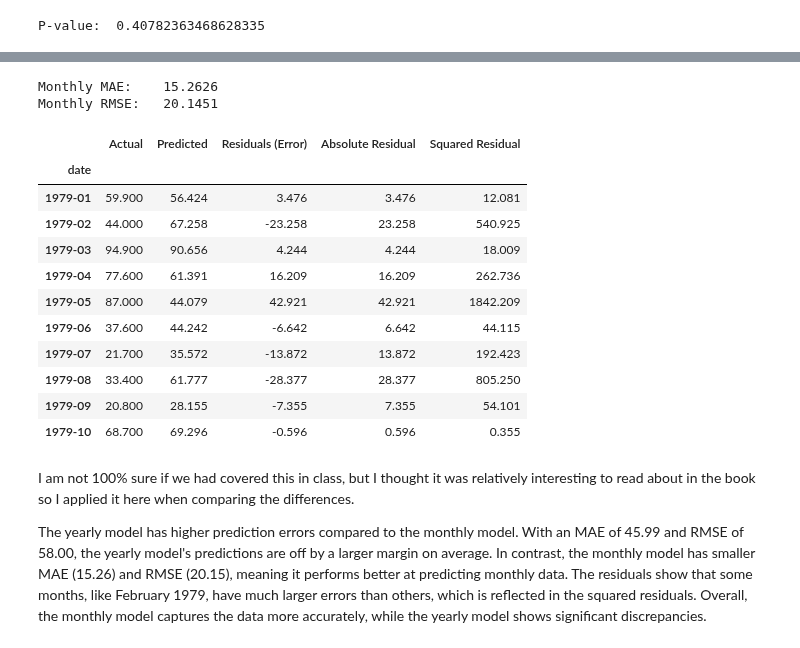
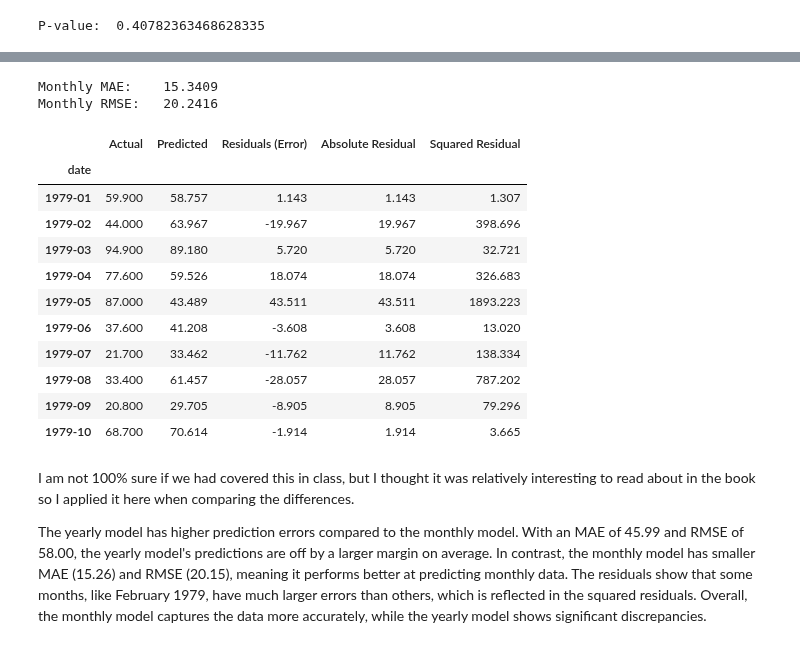
Before and after one commit to DanLightner/BUSA321, a Jupyter notebook: BUSA321/Chapter 8 - London Weather.ipynb, the cells around one changed output, grey strips where cells are left out. Cells and saved outputs as stored; diff of their text form; code cells hidden in the pictures.

```diff
--- a/BUSA321/Chapter 8 - London Weather.ipynb
+++ b/BUSA321/Chapter 8 - London Weather.ipynb
@@ -208,0 +207,11 @@ Yearly RMSE:    58.006
+# %%
+# monthly aggregate of precipitation
+y = df_agg['precipitation']
+X = df_agg.drop(columns=['precipitation', "snow_depth", "min_temp", "global_radiation", "cloud_cover"]).assign(const=1)
+
+# Run the multiple linear regression model
+model = sm.OLS(y, X)
+results = model.fit()
+print(results.summary())  # View results
+
+#MONTHLY MODEL
@@ -209,36 +236,36 @@ Yearly RMSE:    58.006
 # %%
-# Monthly
 df_month_insample = pd.DataFrame({'Actual': df_agg['precipitation'],
-                                  'Predicted': results_monthly.fittedvalues,
-                                  'Residuals (Error)': df_agg['precipitation'] - results_monthly.fittedvalues})
+                                 'Predicted': results.fittedvalues,  # Use results from the yearly model
+                                 'Residuals (Error)': df_agg['precipitation'] - results.fittedvalues})
+
 
 # Adding columns for absolute and squared residuals
 df_month_insample['Absolute Residual'] = abs(df_month_insample['Residuals (Error)'])
 df_month_insample['Squared Residual'] = df_month_insample['Residuals (Error)']**2
 
 # Calculate MAE and RMSE
 mae_month = round(df_month_insample['Absolute Residual'].mean(), 4)
 rmse_month = round(df_month_insample['Squared Residual'].mean() ** (1/2), 4)
 
 # Display the first few rows and the metrics
 print(f"Monthly MAE:\t{mae_month}")
 print(f"Monthly RMSE:\t{rmse_month}")
 df_month_insample.head(10)
 # %% [output]
-Monthly MAE:    15.2626
-Monthly RMSE:   20.1451
+Monthly MAE:    15.3409
+Monthly RMSE:   20.2416
 |  | Actual | Predicted | Residuals (Error) | Absolute Residual | Squared Residual |
 | date |  |  |  |  |  |
-| 1979-01 | 59.900 | 56.424 | 3.476 | 3.476 | 12.081 |
-| 1979-02 | 44.000 | 67.258 | -23.258 | 23.258 | 540.925 |
-| 1979-03 | 94.900 | 90.656 | 4.244 | 4.244 | 18.009 |
-| 1979-04 | 77.600 | 61.391 | 16.209 | 16.209 | 262.736 |
-| 1979-05 | 87.000 | 44.079 | 42.921 | 42.921 | 1842.209 |
-| 1979-06 | 37.600 | 44.242 | -6.642 | 6.642 | 44.115 |
-| 1979-07 | 21.700 | 35.572 | -13.872 | 13.872 | 192.423 |
-| 1979-08 | 33.400 | 61.777 | -28.377 | 28.377 | 805.250 |
-| 1979-09 | 20.800 | 28.155 | -7.355 | 7.355 | 54.101 |
-| 1979-10 | 68.700 | 69.296 | -0.596 | 0.596 | 0.355 |
+| 1979-01 | 59.900 | 58.757 | 1.143 | 1.143 | 1.307 |
+| 1979-02 | 44.000 | 63.967 | -19.967 | 19.967 | 398.696 |
+| 1979-03 | 94.900 | 89.180 | 5.720 | 5.720 | 32.721 |
+| 1979-04 | 77.600 | 59.526 | 18.074 | 18.074 | 326.683 |
+| 1979-05 | 87.000 | 43.489 | 43.511 | 43.511 | 1893.223 |
+| 1979-06 | 37.600 | 41.208 | -3.608 | 3.608 | 13.020 |
+| 1979-07 | 21.700 | 33.462 | -11.762 | 11.762 | 138.334 |
+| 1979-08 | 33.400 | 61.457 | -28.057 | 28.057 | 787.202 |
+| 1979-09 | 20.800 | 29.705 | -8.905 | 8.905 | 79.296 |
+| 1979-10 | 68.700 | 70.614 | -1.914 | 1.914 | 3.665 |
 # %% [markdown]
 I am not 100% sure if we had covered this in class, but I thought it was relatively interesting to read about in the book so I applied it here when comparing the differences.
 
```
Also changed, not shown: parts of 10 cells of this notebook, 2 other files.
